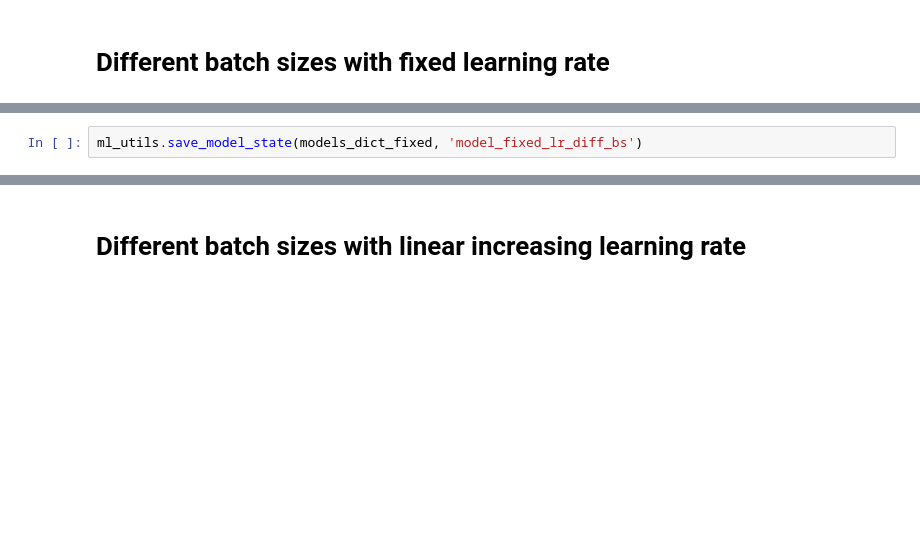
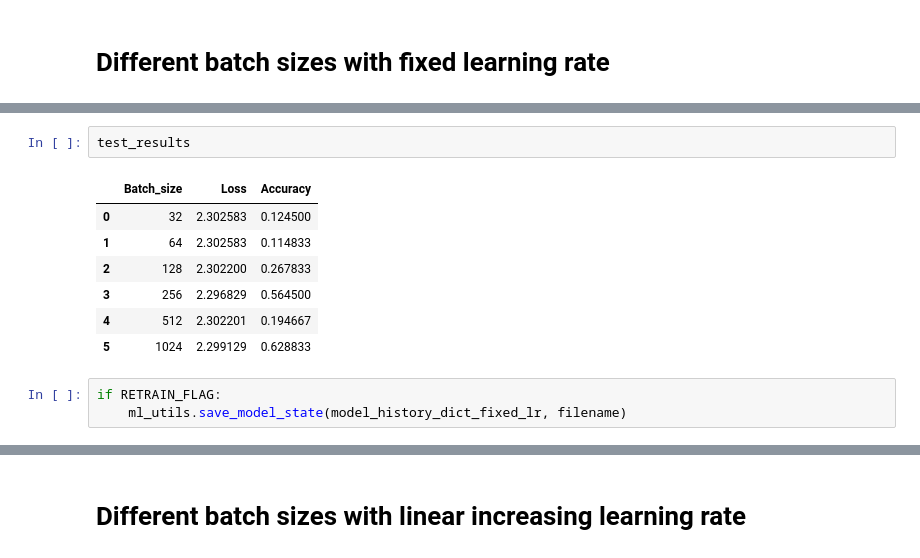
Before and after one commit to Alexanderstaehle/OM_project, a Jupyter notebook: experiments_tf.ipynb, the cells around one changed output, grey strips where cells are left out. Saved outputs shown, nothing was run; the diff lists cells and outputs as text; blank space fills up the shorter version.

```diff
--- a/experiments_tf.ipynb
+++ b/experiments_tf.ipynb
@@ -79,3 +109,14 @@ Epoch 10/10
-# %%
-ml_utils.save_model_state(models_dict_fixed, 'model_fixed_lr_diff_bs')
+# %%
+test_results
+# %% [output]
+|  | Batch_size | Loss | Accuracy |
+| 0 | 32 | 2.302583 | 0.124500 |
+| 1 | 64 | 2.302583 | 0.114833 |
+| 2 | 128 | 2.302200 | 0.267833 |
+| 3 | 256 | 2.296829 | 0.564500 |
+| 4 | 512 | 2.302201 | 0.194667 |
+| 5 | 1024 | 2.299129 | 0.628833 |
+# %%
+if RETRAIN_FLAG:
+    ml_utils.save_model_state(model_history_dict_fixed_lr, filename)
 # %%
```
Also changed, not shown: parts of 24 cells of this notebook, 1 other file.
